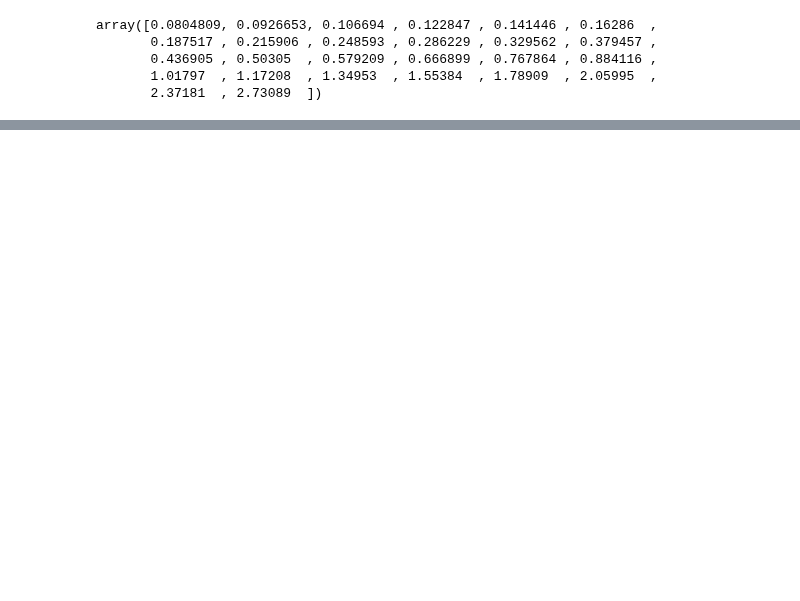
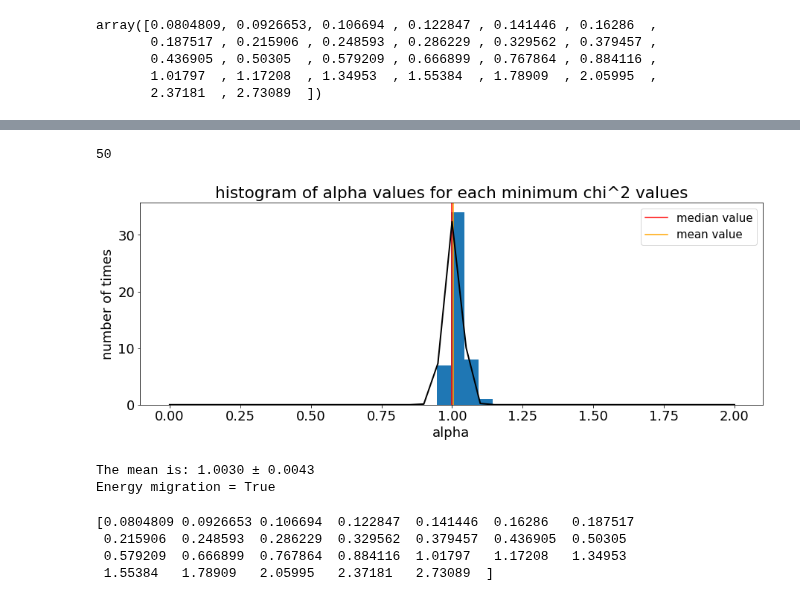
Before and after one commit to R-Grau/EBLpy, a Jupyter notebook: EBL_fit_MC.ipynb, the cells around one changed output, grey strips where cells are left out. Cells and saved outputs as stored; diff of their text form; code cells hidden in the pictures; blank space fills up the shorter version.

```diff
--- a/EBL_fit_MC.ipynb
+++ b/EBL_fit_MC.ipynb
@@ -572,0 +649,32 @@ plt.show()
+# %%
+print(len(alphas[np.argmin(chisqs_iter, axis = 1)]))
+# %% [output]
+50
+# %%
+mu, std = norm.fit(alphas[np.argmin(chisqs_iter, axis = 1)])
+
+plt.hist(alphas[np.argmin(chisqs_iter, axis = 1)], bins = np.sort(alphas)-0.005)
+xmin, xmax = plt.xlim()
+# x = np.linspace(xmin, xmax, 100)
+p = norm.pdf(np.sort(alphas), mu, std)
+plt.axvline(np.median(alphas[np.argmin(chisqs_iter, axis = 1)]), label = "median value", color = "red")
+plt.axvline(np.mean(alphas[np.argmin(chisqs_iter, axis = 1)]), label = "mean value", color = "orange",)
+plt.plot(np.sort(alphas), p/p.sum() * niter, 'k', linewidth=2)
+plt.xlabel("alpha")
+plt.ylabel("number of times")
+plt.title("histogram of alpha values for each minimum chi^2 values")
+plt.legend(fontsize = 15)
+plt.show()
+print("The mean is:", format(mu, ".4f"), u"\u00B1", format(std/np.sqrt(niter), ".4f"))
+print("Energy migration =", Energy_migration)
+# %% [output]
+[figure, added]
+The mean is: 1.0030 ± 0.0043
+Energy migration = True
+# %%
+print(E_final)
+# %% [output]
+[0.0804809 0.0926653 0.106694  0.122847  0.141446  0.16286   0.187517
+ 0.215906  0.248593  0.286229  0.329562  0.379457  0.436905  0.50305
+ 0.579209  0.666899  0.767864  0.884116  1.01797   1.17208   1.34953
+ 1.55384   1.78909   2.05995   2.37181   2.73089  ]
```
Also changed, not shown: parts of 14 cells of this notebook, 2 other files.
